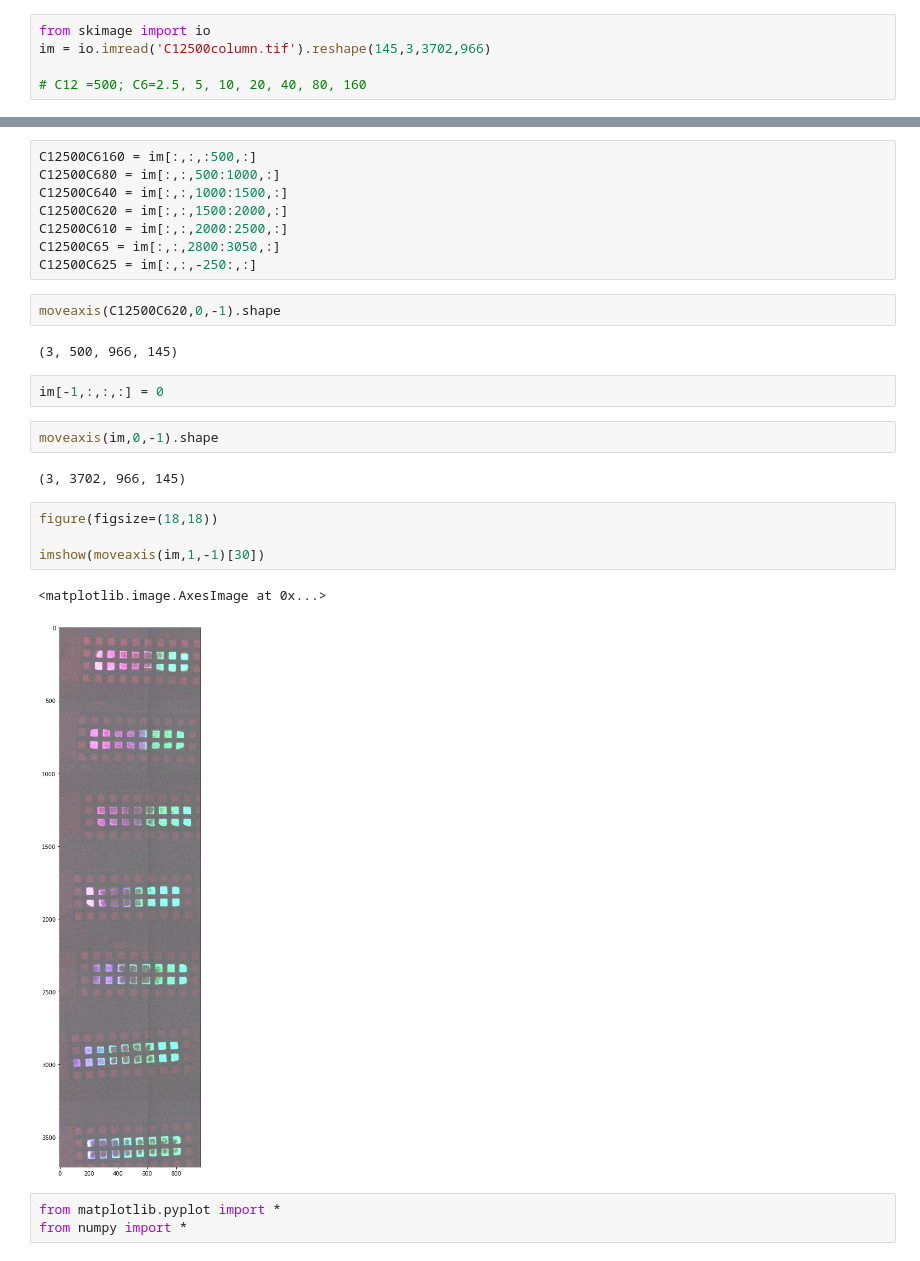
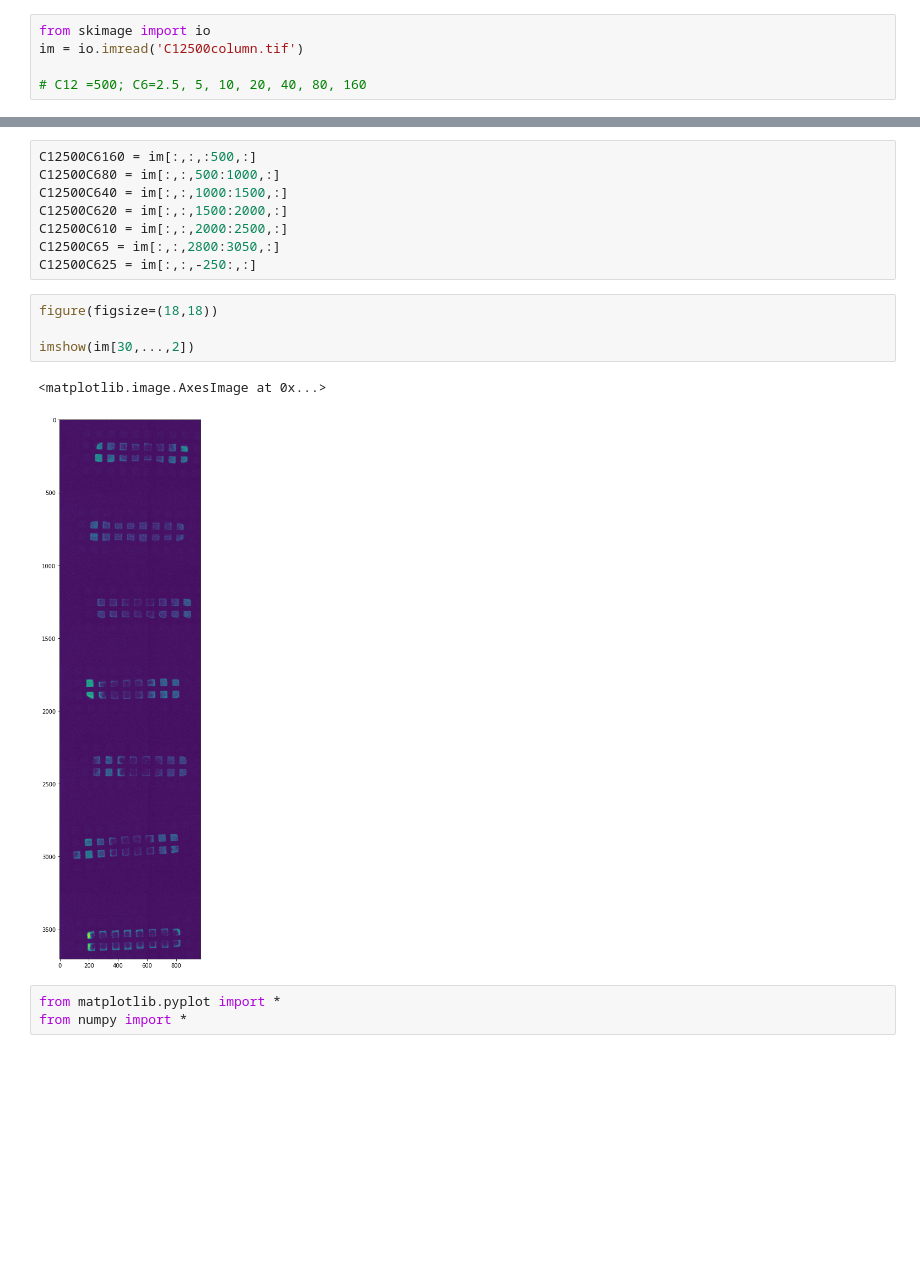
Before and after one commit to gszep/double-exclusive-reporter, a Jupyter notebook: data/spatial/microscopy-with-python.ipynb, the cells around one changed output, grey strips where cells are left out. Cells and saved outputs as stored; diff of their text form; blank space fills up the shorter version.

```diff
--- a/data/spatial/microscopy-with-python.ipynb
+++ b/data/spatial/microscopy-with-python.ipynb
@@ -1,5 +1,5 @@
 # %%
 from skimage import io
-im = io.imread('C12500column.tif').reshape(145,3,3702,966)
+im = io.imread('C12500column.tif')
 
 # C12 =500; C6=2.5, 5, 10, 20, 40, 80, 160
@@ -14,23 +16,13 @@ C12500C620 = im[:,:,1500:2000,:]
 C12500C610 = im[:,:,2000:2500,:]
 C12500C65 = im[:,:,2800:3050,:]
 C12500C625 = im[:,:,-250:,:]
-# %%
-moveaxis(C12500C620,0,-1).shape
-# %% [output]
-(3, 500, 966, 145)
-# %%
-im[-1,:,:,:] = 0
-# %%
-moveaxis(im,0,-1).shape
-# %% [output]
-(3, 3702, 966, 145)
 # %%
 figure(figsize=(18,18))
 
-imshow(moveaxis(im,1,-1)[30])
+imshow(im[30,...,2])
 # %% [output]
 <matplotlib.image.AxesImage at 0x...>
-[figure, old version]
+[figure, new version]
 # %%
 from matplotlib.pyplot import *
 from numpy import *
```
Also changed, not shown: parts of 1 cell of this notebook.
